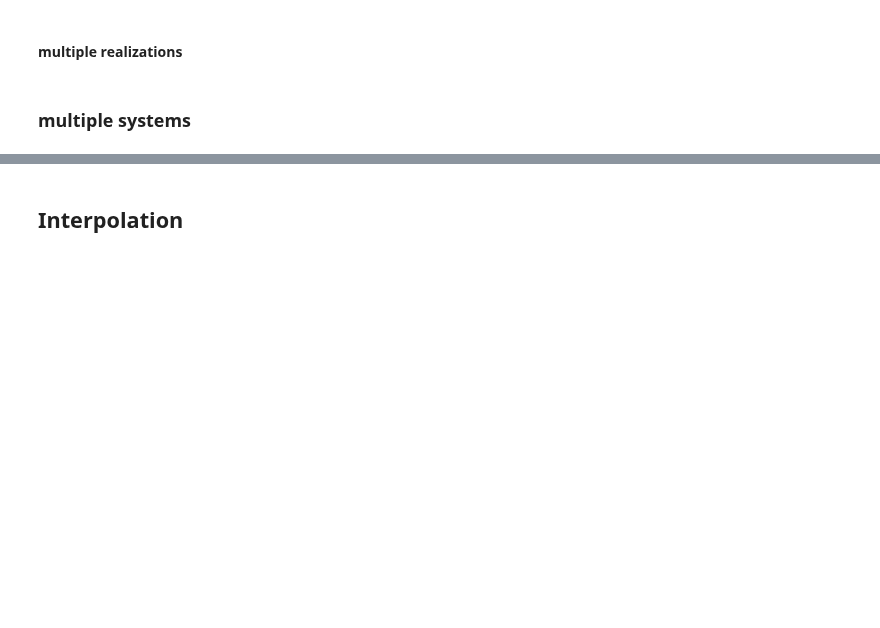
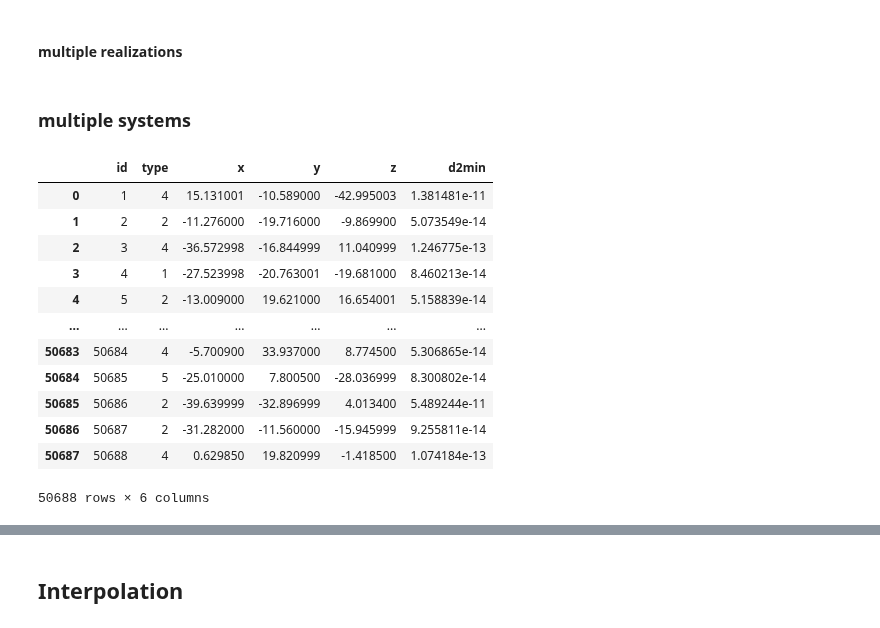
Before and after one commit to kkarimi62/glassDeformation, a Jupyter notebook: python/analyzePlasticity.ipynb, the cells around one changed output, grey strips where cells are left out. Cells and saved outputs as stored; diff of their text form; code cells hidden in the pictures; blank space fills up the shorter version.

```diff
--- a/python/analyzePlasticity.ipynb
+++ b/python/analyzePlasticity.ipynb
@@ -2134,0 +2133,16 @@ if not eval(confParser['flags']['RemoteMachine']):
+# %%
+lmpDmin.coord_atoms_broken[0]
+# %% [output]
+|  | id | type | x | y | z | d2min |
+| 0 | 1 | 4 | 15.131001 | -10.589000 | -42.995003 | 1.381481e-11 |
+| 1 | 2 | 2 | -11.276000 | -19.716000 | -9.869900 | 5.073549e-14 |
+| 2 | 3 | 4 | -36.572998 | -16.844999 | 11.040999 | 1.246775e-13 |
+| 3 | 4 | 1 | -27.523998 | -20.763001 | -19.681000 | 8.460213e-14 |
+| 4 | 5 | 2 | -13.009000 | 19.621000 | 16.654001 | 5.158839e-14 |
+| ... | ... | ... | ... | ... | ... | ... |
+| 50683 | 50684 | 4 | -5.700900 | 33.937000 | 8.774500 | 5.306865e-14 |
+| 50684 | 50685 | 5 | -25.010000 | 7.800500 | -28.036999 | 8.300802e-14 |
+| 50685 | 50686 | 2 | -39.639999 | -32.896999 | 4.013400 | 5.489244e-11 |
+| 50686 | 50687 | 2 | -31.282000 | -11.560000 | -15.945999 | 9.255811e-14 |
+| 50687 | 50688 | 4 | 0.629850 | 19.820999 | -1.418500 | 1.074184e-13 |
+50688 rows × 6 columns
```
Also changed, not shown: parts of 5 cells of this notebook, 3 other files.
